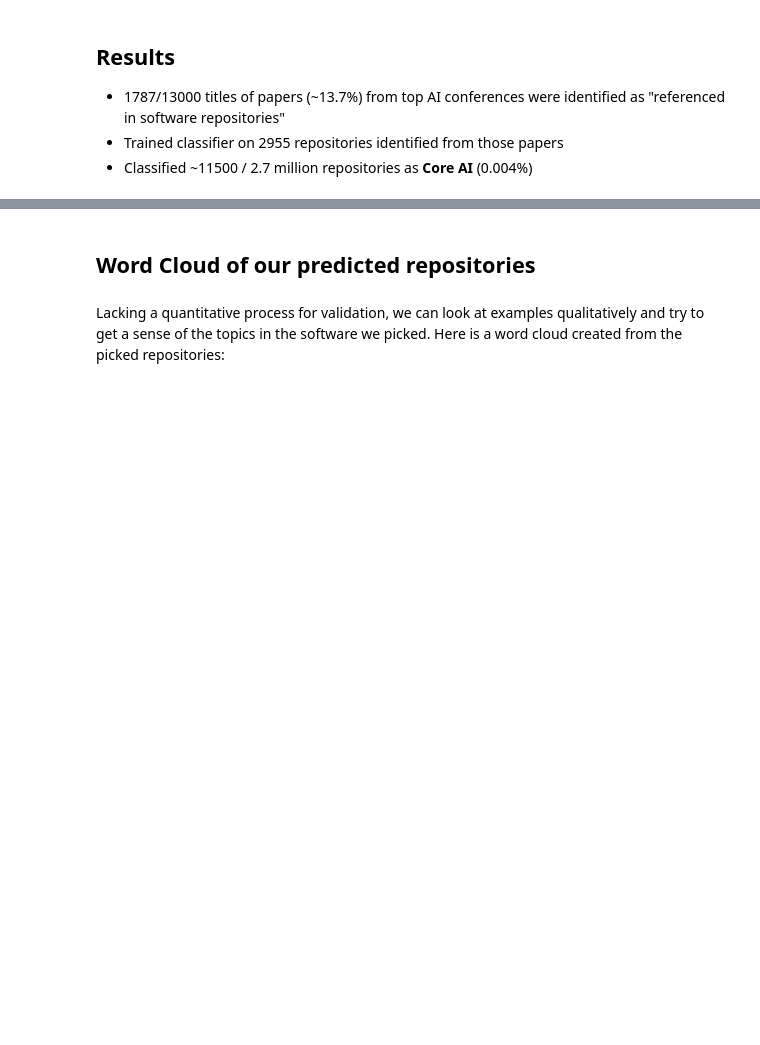
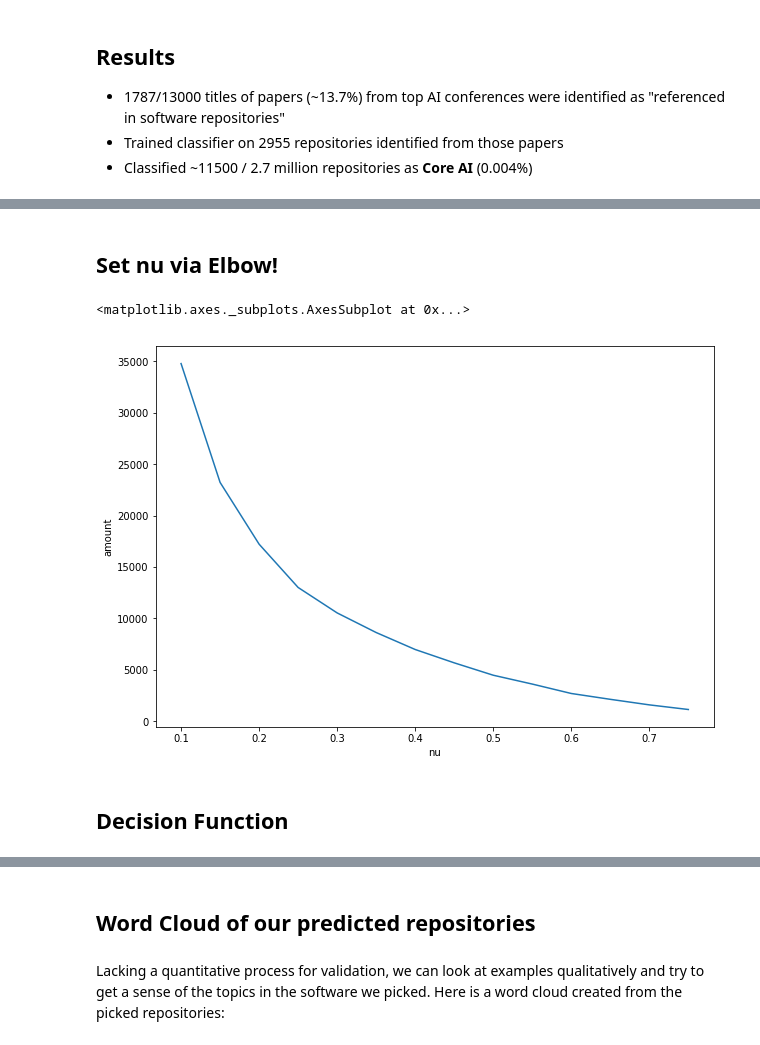
Before and after one commit to nandanrao/embed-software, a Jupyter notebook: test-sentence-embeddings.ipynb, the cells around one changed output, grey strips where cells are left out. Cells and saved outputs as stored; diff of their text form; code cells hidden in the pictures; blank space fills up the shorter version.

```diff
--- a/test-sentence-embeddings.ipynb
+++ b/test-sentence-embeddings.ipynb
@@ -115,3 +62,5 @@ Given our classification technique, diminishing returns on the number of papers
+# %%
+embeddings = get_embeddings(GITHUB_EMBEDDINGS, EMBEDDINGS_SIZE, dims=DIMS)
 # %%
 repos = get_repos_titles(GITHUB_RESULTS, CONFS, 12)
 # %%
@@ -189,4 +72,4 @@ plot_predictions(svm, df)
 # %%
-pos,_ = predict_ai(svm, vecs, embeddings)
-len(vecs), len(pos)
+pos,ss_model = predict_ai(svm, vecs, embeddings)
+len(vecs), len(pos), len(pos)/len(embeddings)
 # %% [output]
@@ -198,9 +83,4 @@ len(pos)/len(embeddings)
 # %%
 docs = [get_sentence(p[0]) for p in pos]
-# %%
-with open('predicted-ai-readmes', 'w') as f:
-    for d in docs:
-        if d:
-            f.write(d+'\n')
 # %%
 print_random(pos)
@@ -238,0 +99,22 @@ print("simple convolutional network library for image classification	Following l
+# %% [markdown]
+## Set nu via Elbow!
+# %%
+from multiprocessing import Pool
+
+
+class Predict():
+    def __init__(self, vecs):
+        self.vecs = vecs
+
+    def predict(self, nu):
+        embeddings = get_embeddings(GITHUB_EMBEDDINGS, EMBEDDINGS_SIZE, dims=DIMS)
+        model = OneClassSVM(nu=nu, gamma=1/1000)
+        model = predict_ai(model, self.vecs)
+        decs = model.decision_function(embeddings)
+        return decs.reshape(-1)
+
+nus = np.arange(0.1, .8, 0.05)
+
+with Pool(8) as pool:
+    p = Predict(vecs)
+    results = pool.map(p.predict, nus)
@@ -238,0 +123,8 @@ print("simple convolutional network library for image classification	Following l
+# %%
+d = pd.DataFrame([(len(r),i) for r,i in zip(results, nus)], columns = ['amount', 'nu'])
+sns.lineplot(data = d, x = 'nu', y = 'amount')
+# %% [output]
+<matplotlib.axes._subplots.AxesSubplot at 0x...>
+[figure, added]
+# %% [markdown]
+## Decision Function
```
Also changed, not shown: parts of 90 cells of this notebook, 9 other files.
